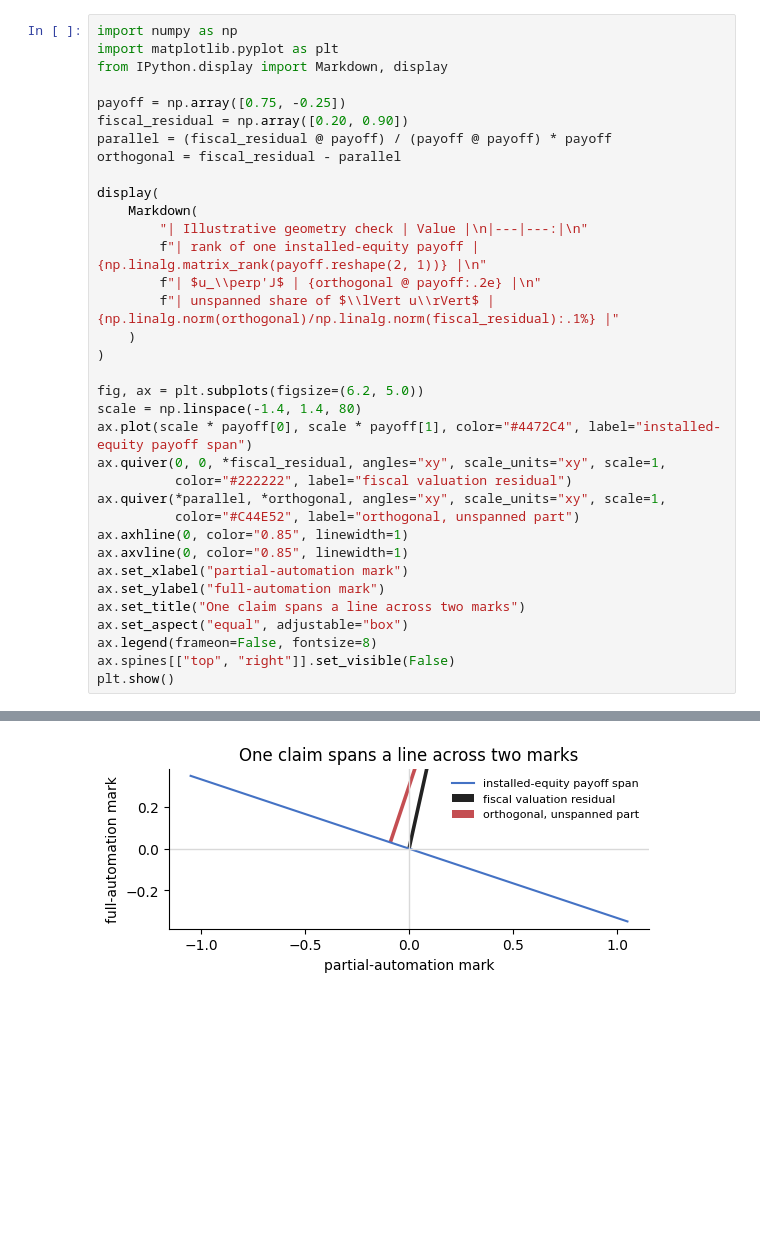
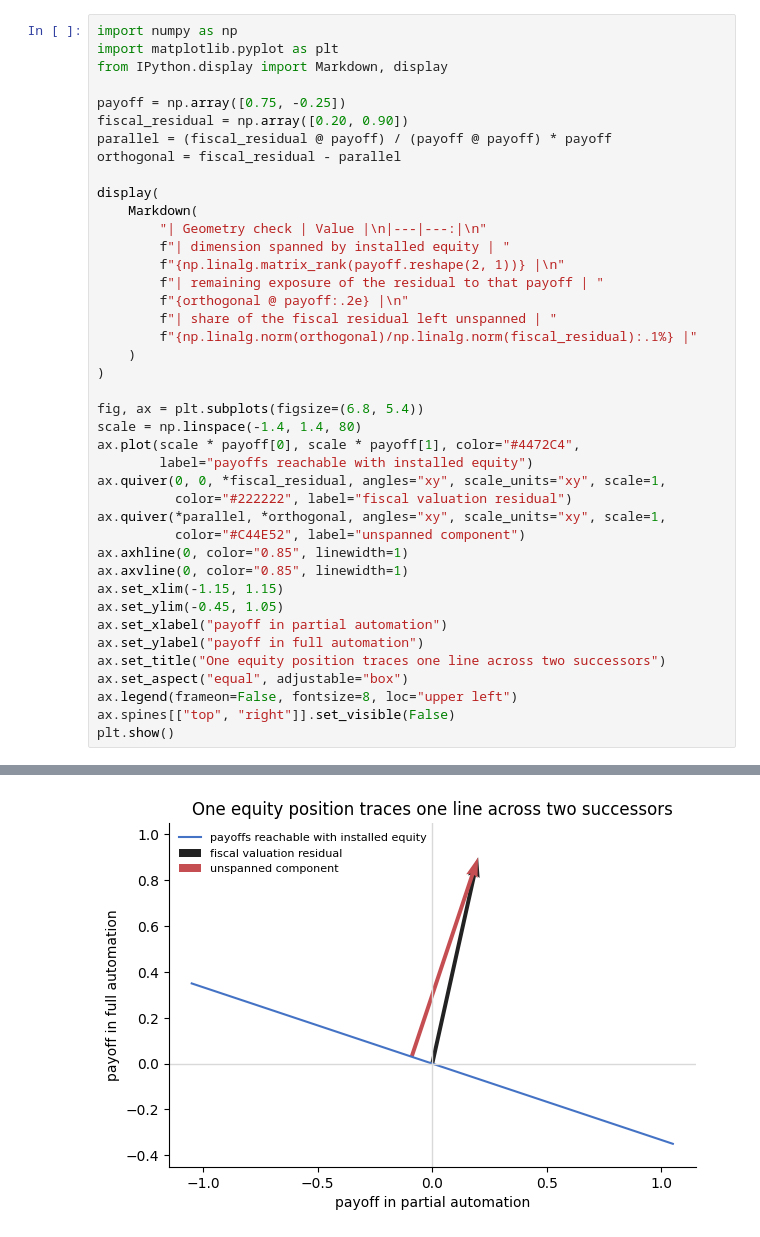
Before and after one commit to Nathan-Barnard/tai-public-finance-home, a Jupyter notebook: notebooks/05_partial_or_full_automation.ipynb, the cells around one changed output, grey strips where cells are left out. Saved outputs shown, nothing was run; the diff lists cells and outputs as text; blank space fills up the shorter version.

```diff
--- a/notebooks/05_partial_or_full_automation.ipynb
+++ b/notebooks/05_partial_or_full_automation.ipynb
@@ -54,27 +43,33 @@ orthogonal = fiscal_residual - parallel
 
 display(
     Markdown(
-        "| Illustrative geometry check | Value |\n|---|---:|\n"
-        f"| rank of one installed-equity payoff | {np.linalg.matrix_rank(payoff.reshape(2, 1))} |\n"
-        f"| $u_\\perp'J$ | {orthogonal @ payoff:.2e} |\n"
-        f"| unspanned share of $\\lVert u\\rVert$ | {np.linalg.norm(orthogonal)/np.linalg.norm(fiscal_residual):.1%} |"
+        "| Geometry check | Value |\n|---|---:|\n"
+        f"| dimension spanned by installed equity | "
+        f"{np.linalg.matrix_rank(payoff.reshape(2, 1))} |\n"
+        f"| remaining exposure of the residual to that payoff | "
+        f"{orthogonal @ payoff:.2e} |\n"
+        f"| share of the fiscal residual left unspanned | "
+        f"{np.linalg.norm(orthogonal)/np.linalg.norm(fiscal_residual):.1%} |"
     )
 )
 
-fig, ax = plt.subplots(figsize=(6.2, 5.0))
+fig, ax = plt.subplots(figsize=(6.8, 5.4))
 scale = np.linspace(-1.4, 1.4, 80)
-ax.plot(scale * payoff[0], scale * payoff[1], color="#4472C4", label="installed-equity payoff span")
+ax.plot(scale * payoff[0], scale * payoff[1], color="#4472C4",
+        label="payoffs reachable with installed equity")
 ax.quiver(0, 0, *fiscal_residual, angles="xy", scale_units="xy", scale=1,
           color="#222222", label="fiscal valuation residual")
 ax.quiver(*parallel, *orthogonal, angles="xy", scale_units="xy", scale=1,
-          color="#C44E52", label="orthogonal, unspanned part")
+          color="#C44E52", label="unspanned component")
 ax.axhline(0, color="0.85", linewidth=1)
 ax.axvline(0, color="0.85", linewidth=1)
-ax.set_xlabel("partial-automation mark")
-ax.set_ylabel("full-automation mark")
-ax.set_title("One claim spans a line across two marks")
+ax.set_xlim(-1.15, 1.15)
+ax.set_ylim(-0.45, 1.05)
+ax.set_xlabel("payoff in partial automation")
+ax.set_ylabel("payoff in full automation")
+ax.set_title("One equity position traces one line across two successors")
 ax.set_aspect("equal", adjustable="box")
-ax.legend(frameon=False, fontsize=8)
+ax.legend(frameon=False, fontsize=8, loc="upper left")
 ax.spines[["top", "right"]].set_visible(False)
 plt.show()
 # %% [output]
@@ -86,2 +81,2 @@ plt.show()
-[figure, old version]
+[figure, new version]
 # %% [markdown]
```
Also changed, not shown: parts of 16 cells of this notebook, 10 other files.
